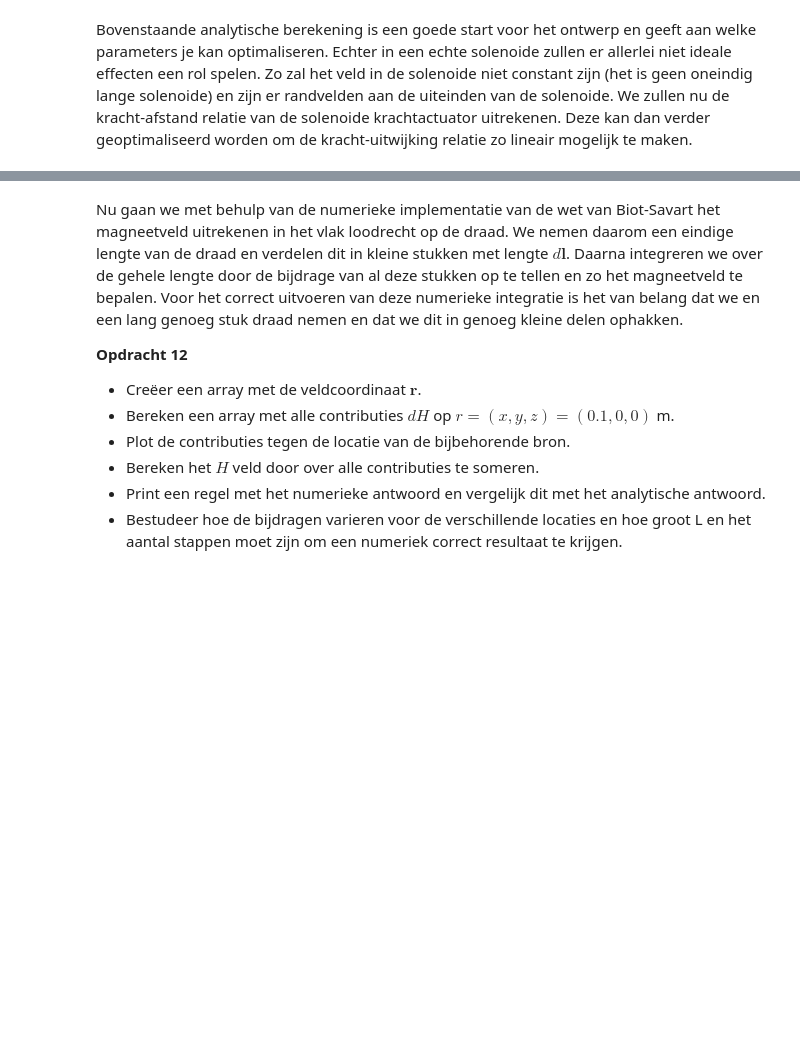
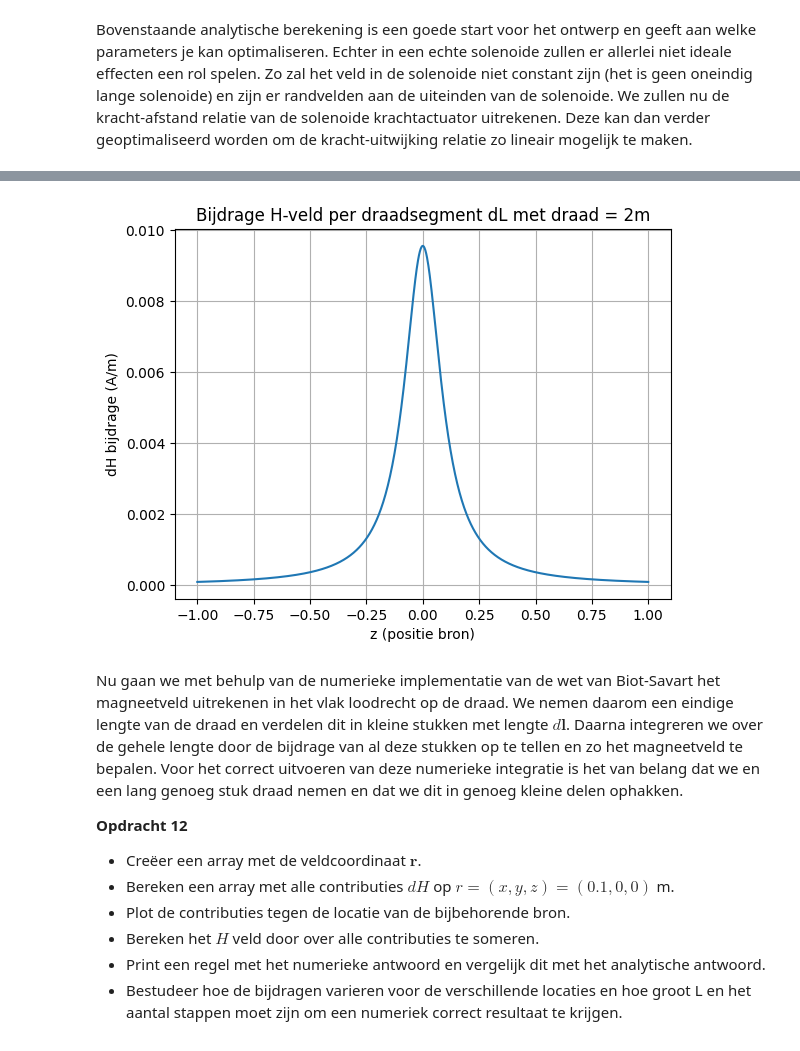
Before and after one commit to owenvanderwal/opdrachten-DEF-D, a Jupyter notebook: DigitaleOntwerpopdrachten/1CondensatorOpdracht/KrachtactuatorOpdracht.ipynb, the cells around one changed output, grey strips where cells are left out. Saved outputs shown, nothing was run; the diff lists cells and outputs as text; code cells hidden in the pictures; blank space fills up the shorter version.

Commit message:
opdracht 11 met hulp van jesse

```diff
--- a/DigitaleOntwerpopdrachten/1CondensatorOpdracht/KrachtactuatorOpdracht.ipynb
+++ b/DigitaleOntwerpopdrachten/1CondensatorOpdracht/KrachtactuatorOpdracht.ipynb
@@ -286,8 +286,8 @@ Bereken met deze functie alle componenten van het magneetveld voor een veldposit
 # %%
 L_draad = 0.1
 dl=np.array([0, 0, L_draad/64])
-r_field=np.array([0.1, 0, 0])
-r_source=np.array([0, 0, 0])
+r_field=np.array([0.1, 0, 0]) # positie waar veld berekend moet worden
+r_source=np.array([0, 0, 0]) # positie van bron
 I = 6
 
 
@@ -306,6 +306,69 @@ analytical_answer=(I/4/np.pi)*(L_draad/64)/np.sum((r_field-r_source)**2) # een v
 print('The analytical answer is ' + str(analytical_answer) + ' A/m in the y-direction')
 
 print('The numerical answer is is ' + str(field_current_element(r_field, r_source, dl)) + ' A/m')
+
+
+
+
+
+
+
+
+#jesse:
+I = 6  # A stroomsterkte
+N = 1000  # aantal stukken
+
+r_field = np.array([0.1, 0, 0])  # positie waar we het veld willen bepalen
+r_source = np.array([0, 0, 0])  # positie van de bron
+
+L_waarden = np.linspace(1, 40, 40)
+
+for L in L_waarden:
+
+    z = np.linspace(-L/2, L/2, N)
+    dz = z[1] - z[0]
+    dl = np.array([0, 0, dz])
+
+    dH_list = []
+
+    for zi in z:
+        r_source = np.array([0, 0, zi])
+        dH = field_current_element(r_field, r_source, dl)
+        dH_list.append(dH)
+
+    dH_array = np.array(dH_list)
+    H_total = np.sum(dH_array, axis=0)
+    analytical = I / (2 * np.pi * 0.1)
+
+    print(
+        "Voor lengte L =",
+        int(L),
+        "m, is het numerieke antwoord",
+        H_total[1],
+        "en het analytische antwoord",
+        analytical,
+    )
+
+z = np.linspace(-1, 1, N)
+dz = z[1] - z[0]
+dl = np.array([0, 0, dz])
+
+dH_list = []
+
+for zi in z:
+    r_source = np.array([0, 0, zi])
+    dH = field_current_element(r_field, r_source, dl)
+    dH_list.append(dH)
+
+dH_array = np.array(dH_list)
+
+plt.figure()
+plt.plot(z, dH_array[:, 1])
+plt.xlabel("z (positie bron)")
+plt.ylabel("dH bijdrage (A/m)")
+plt.title("Bijdrage H-veld per draadsegment dL met draad = 2m")
+plt.grid()
+plt.show()
 # %% [output]
 The analytical answer is 0.07460387957432593 A/m in the y-direction
 The numerical answer is is [0.         0.00746039 0.        ] A/m
@@ -312,3 +390,4 @@ The numerical answer is is [0.         0.00746039 0.        ] A/m
+[figure, added]
 # %% [markdown]
 Nu gaan we met behulp van de numerieke implementatie van de wet van Biot-Savart het magneetveld uitrekenen in het vlak loodrecht op de draad. We nemen daarom een eindige lengte van de draad en verdelen dit in kleine stukken met lengte $d\mathbf{l}$. Daarna integreren we over de gehele lengte door de bijdrage van al deze stukken op te tellen en zo het magneetveld te bepalen. Voor het correct uitvoeren van deze numerieke integratie is het van belang dat we en een lang genoeg stuk draad nemen en dat we dit in genoeg kleine delen ophakken.
 
```
Also changed, not shown: parts of 3 cells of this notebook.
